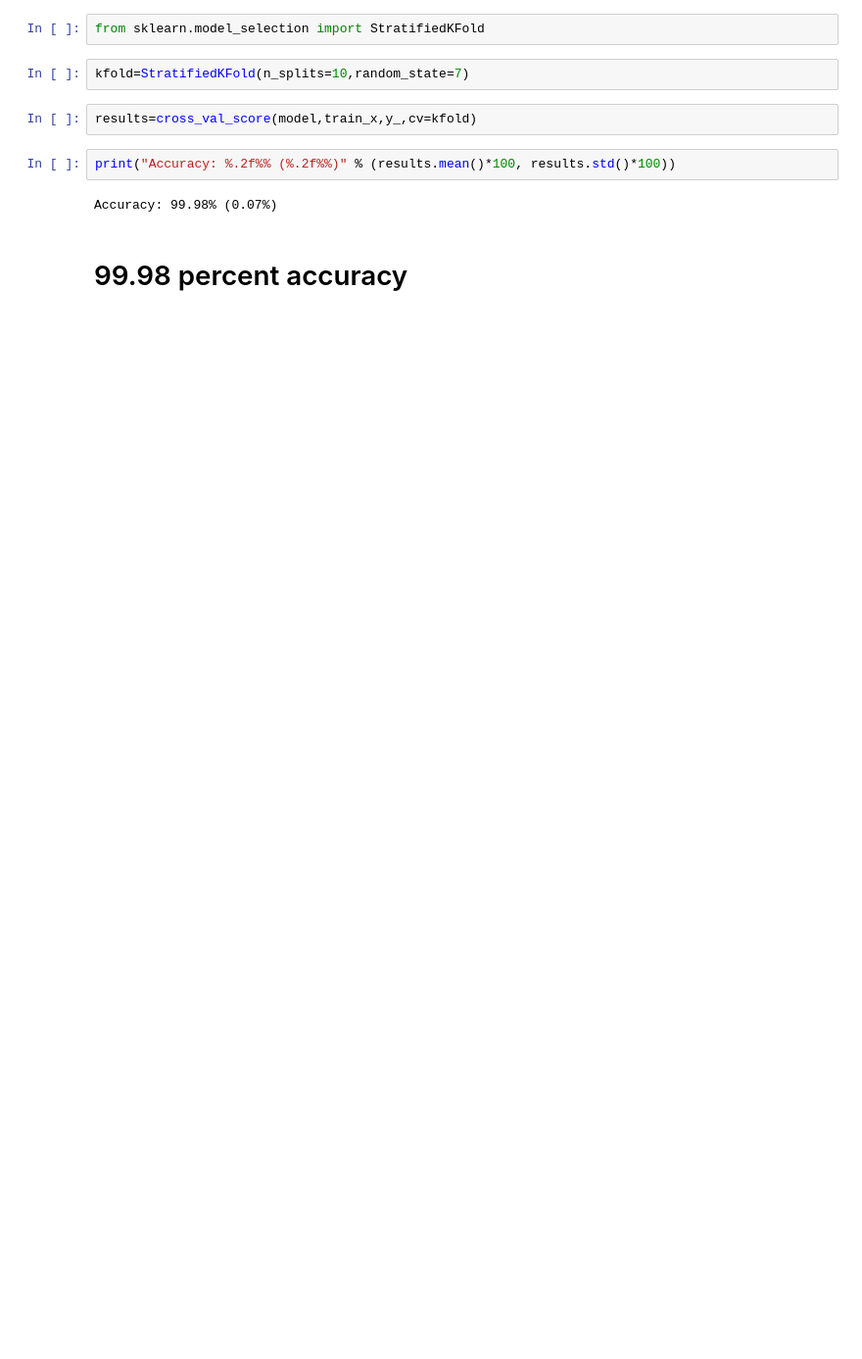
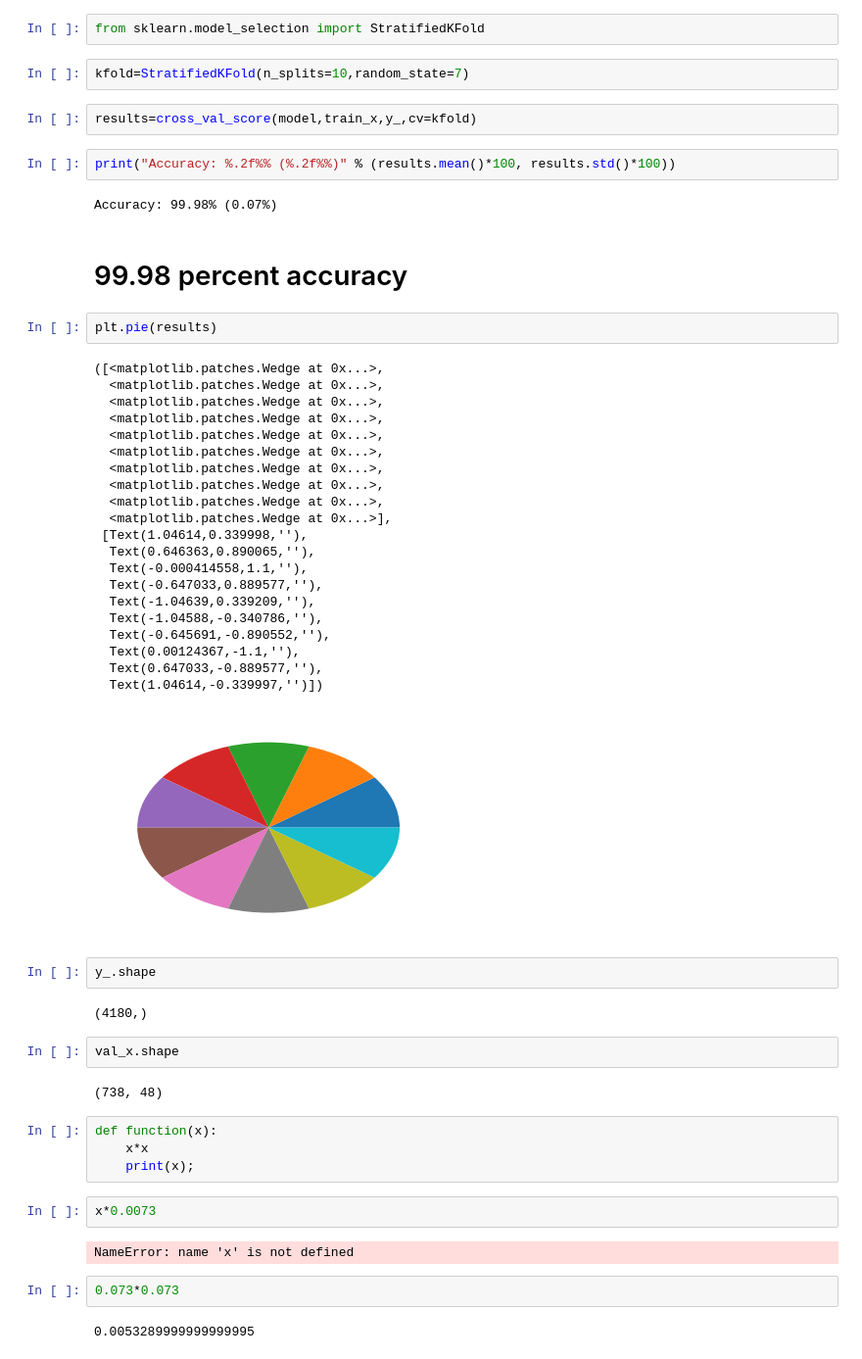
Before and after one commit to amitbhsingh/H1B_VISA, a Jupyter notebook: h1.ipynb, the cells around one changed output. Shown at 98% size. Drawn from its saved outputs; the diff is of its cells as text; blank space fills up the shorter version.

```diff
--- a/h1.ipynb
+++ b/h1.ipynb
@@ -962,3 +947,47 @@ print("Accuracy: %.2f%% (%.2f%%)" % (results.mean()*100, results.std()*100))
 Accuracy: 99.98% (0.07%)
 # %% [markdown]
 # 99.98 percent accuracy
+# %%
+plt.pie(results)
+# %% [output]
+([<matplotlib.patches.Wedge at 0x...>,
+  <matplotlib.patches.Wedge at 0x...>,
+  <matplotlib.patches.Wedge at 0x...>,
+  <matplotlib.patches.Wedge at 0x...>,
+  <matplotlib.patches.Wedge at 0x...>,
+  <matplotlib.patches.Wedge at 0x...>,
+  <matplotlib.patches.Wedge at 0x...>,
+  <matplotlib.patches.Wedge at 0x...>,
+  <matplotlib.patches.Wedge at 0x...>,
+  <matplotlib.patches.Wedge at 0x...>],
+ [Text(1.04614,0.339998,''),
+  Text(0.646363,0.890065,''),
+  Text(-0.000414558,1.1,''),
+  Text(-0.647033,0.889577,''),
+  Text(-1.04639,0.339209,''),
+  Text(-1.04588,-0.340786,''),
+  Text(-0.645691,-0.890552,''),
+  Text(0.00124367,-1.1,''),
+  Text(0.647033,-0.889577,''),
+  Text(1.04614,-0.339997,'')])
+[figure, added]
+# %%
+y_.shape
+# %% [output]
+(4180,)
+# %%
+val_x.shape
+# %% [output]
+(738, 48)
+# %%
+def function(x):
+    x*x
+    print(x);
+# %%
+x*0.0073
+# %% [output]
+NameError: name 'x' is not defined
+# %%
+0.073*0.073
+# %% [output]
+0.0053289999999999995
```
Also changed, not shown: parts of 2 cells of this notebook, 2 other files.
